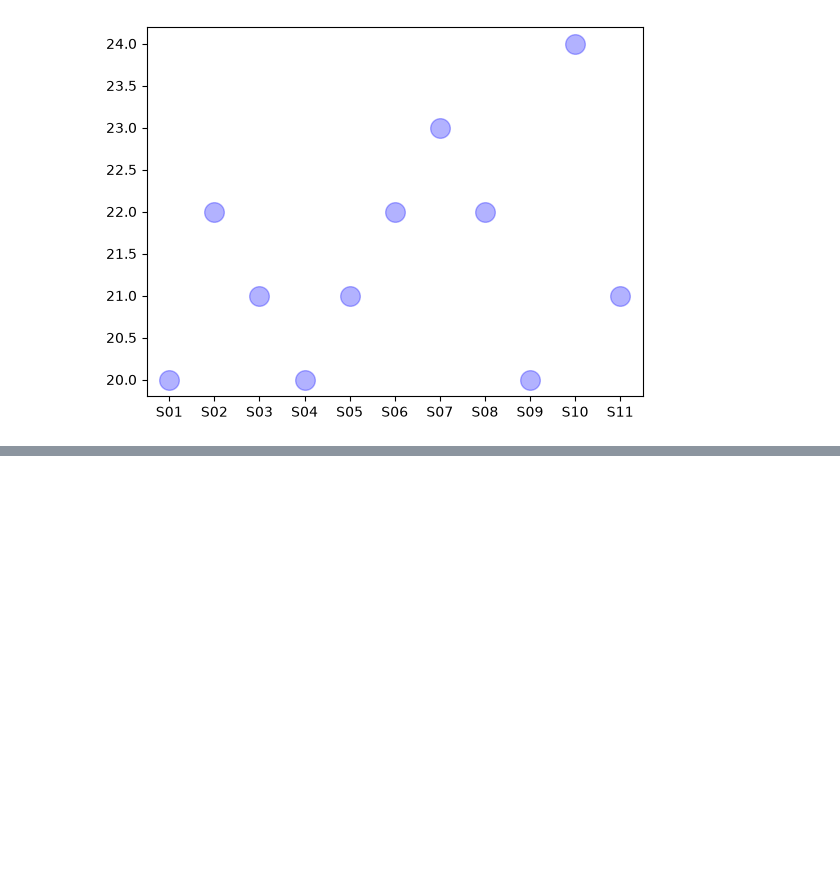
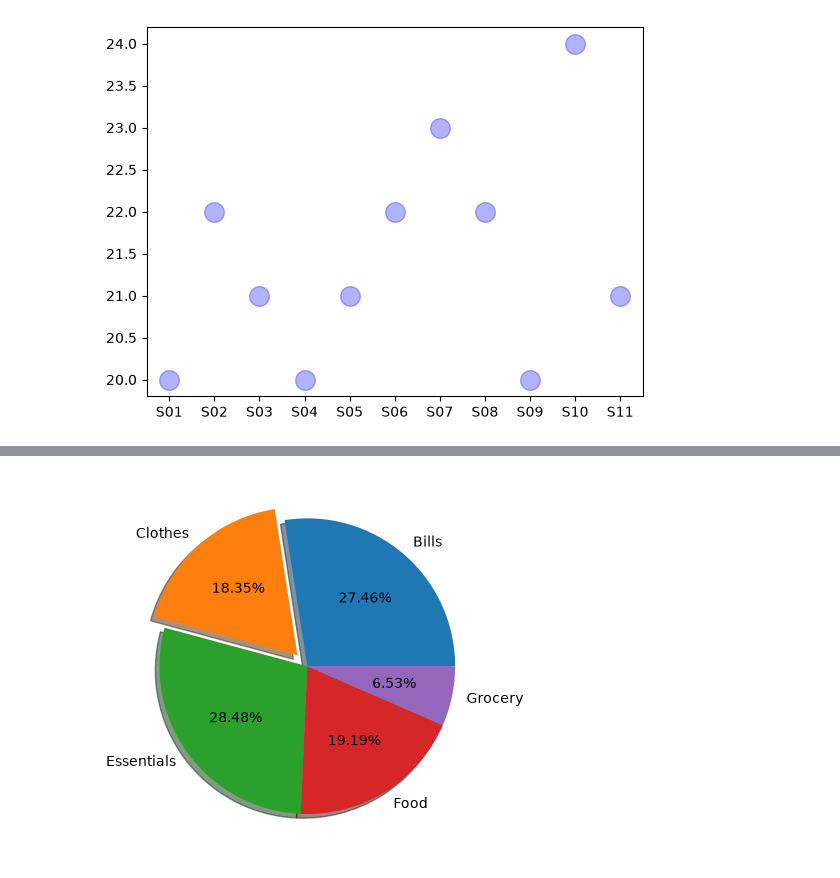
Before and after one commit to sagarhpoojary11/Placement-Training, a Jupyter notebook: Data visualization/chart1.ipynb, the cells around one changed output, grey strips where cells are left out. Saved outputs shown, nothing was run; the diff lists cells and outputs as text; code cells hidden in the pictures; blank space fills up the shorter version.

```diff
--- a/Data visualization/chart1.ipynb
+++ b/Data visualization/chart1.ipynb
@@ -72,0 +87,8 @@ plt.show()
+# %%
+data=pd.read_excel("expense.xlsx")
+exp=pd.DataFrame(data)
+exp_group=exp.groupby('Category')['Amount'].sum()
+plt.pie(exp_group.values,labels=exp_group.index,autopct="%.2f%%",explode=[0,0.1,0,0,0],shadow=True)
+plt.show()
+# %% [output]
+[figure, added]
```
Also changed, not shown: parts of 8 cells of this notebook, 2 other files.
